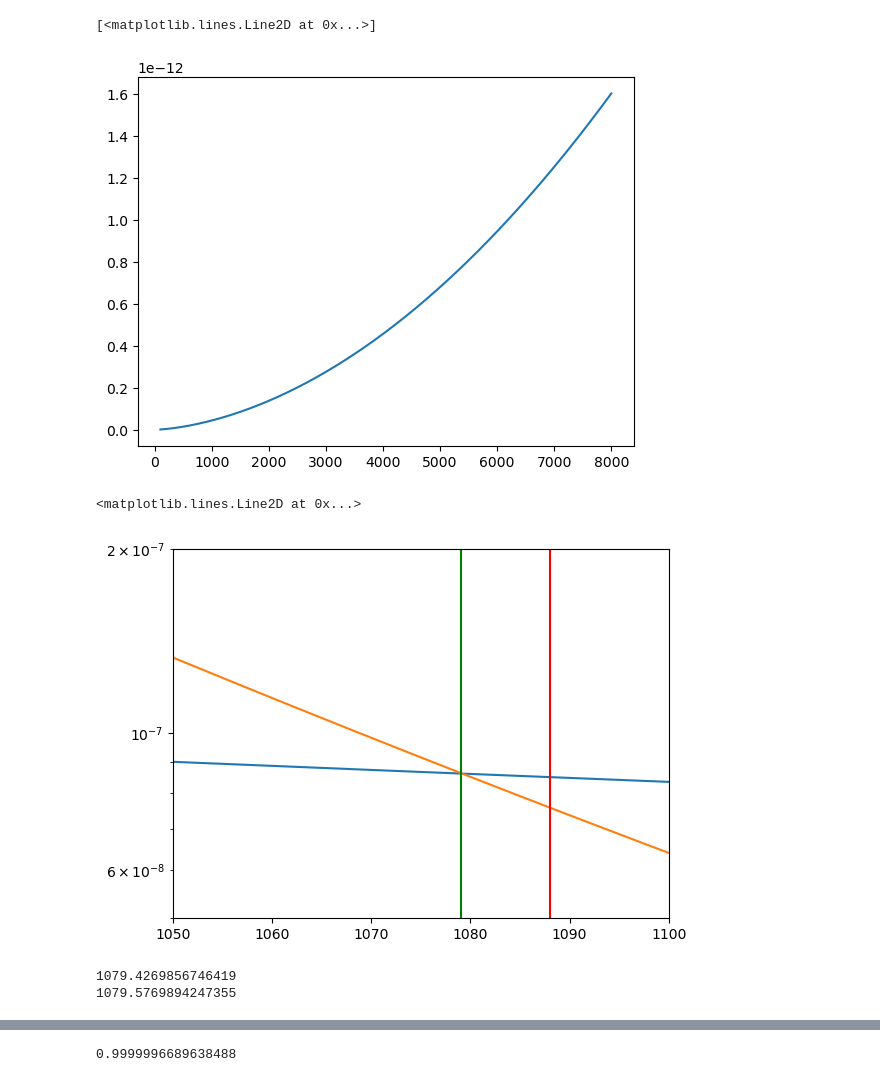
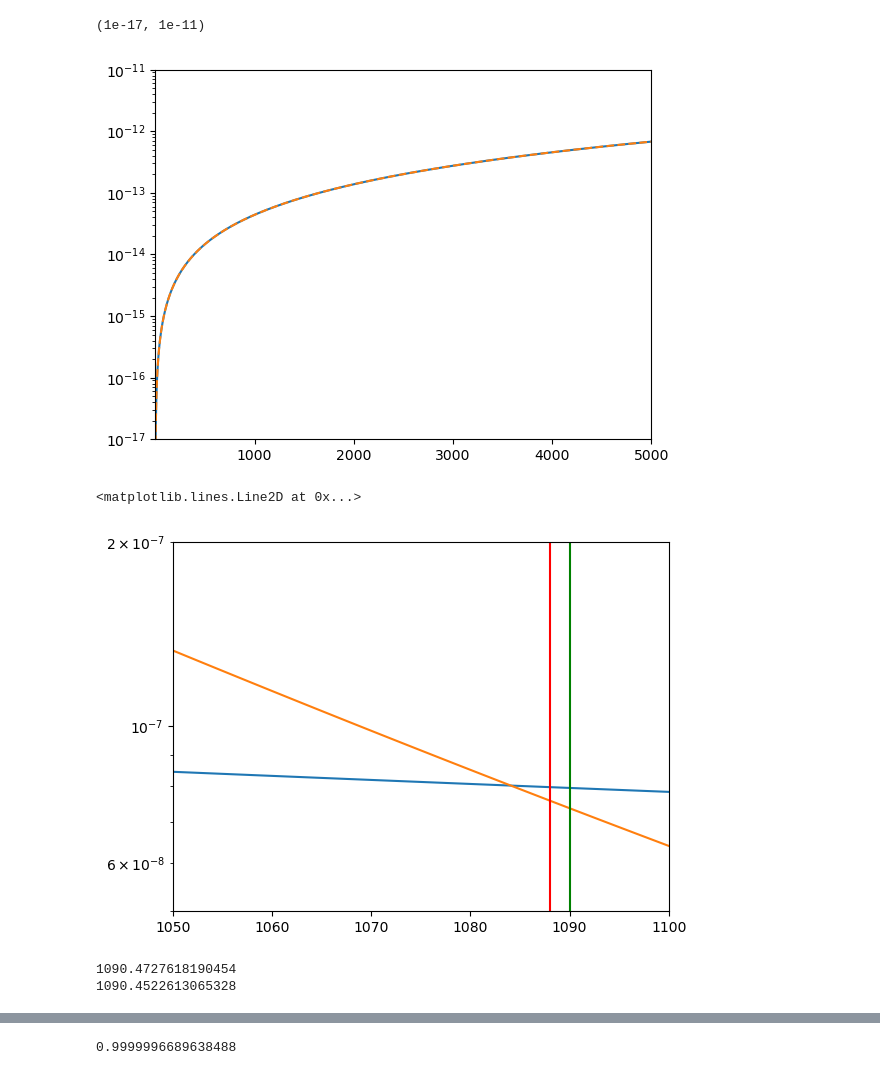
Before and after one commit to gaetanfacchinetti/HYREC-2, a Jupyter notebook: example.ipynb, the cells around one changed output, grey strips where cells are left out. Cells and saved outputs as stored; diff of their text form; code cells hidden in the pictures.

```diff
--- a/example.ipynb
+++ b/example.ipynb
@@ -9,4 +9,5 @@ import pyhyrec as pyhy
 cosmo = pyhy.HyRecCosmoParams({'h' : 0.6766})
 inj  = pyhy.HyRecInjectionParams()
 
-res = pyhy.call_run_hyrec(cosmo(), inj(), zmax = 8000, zmin = 100, nz = 40000)
+res_cosmo = pyhy.call_run_hyrec(cosmo(), inj(), zmax = 20000, zmin = 1, nz = 40000)
+print(cosmo.zrec)
@@ -12,0 +16,3 @@ res = pyhy.call_run_hyrec(cosmo(), inj(), zmax = 8000, zmin = 100, nz = 40000)
+# %%
+cosmo.update(zrec=pyhy.compute_z_rec(cosmo))
+print(cosmo.zrec)
@@ -17,0 +27,15 @@ pyhy.compute_sigma_A(cosmo)
+# %%
+with open("/home/ulb/physth_fi/gfacchin/pmf_21cm/runs/explanatory01_thermodynamics.dat", 'r') as file:
+    data = np.loadtxt(file)
+
+    z_Laura = data[:, 1]
+    xe_Laura = data[:, 3]
+    g_Laura = data[:, 6]
+    tau_Laura = -np.log(data[:, 5])
+    kappap = data[:, 4]
+
+with open("/home/ulb/physth_fi/gfacchin/pmf_21cm/runs/explanatory01_background.dat", 'r') as file:
+    data = np.loadtxt(file)
+
+    z_back = data[:, 0]
+    H_back = data[:, 3]
@@ -18,9 +44,11 @@ pyhy.compute_sigma_A(cosmo)
 # %%
-xe = res['xe']
-z  = res['z']
-xe[z < 7] = 1.0
+xe = res_cosmo['xe']
+z  = res_cosmo['z']
+xe[z < 8] = 1.0
 
 plt.plot(z, xe)
+plt.plot(z_Laura, xe_Laura, '--')
 plt.xlim([1, 5000])
 plt.xscale('log')
+plt.yscale('log')
 # %% [output]
@@ -28,10 +63,14 @@ plt.xscale('log')
 # %%
 plt.plot(z, pyhy.hubble_rate(z, cosmo))
+plt.plot(z_back, 1e-3 * H_back * pyhy.cosmology._KM_TO_MPC_ * pyhy.cosmology._C_LIGHT_, '--')
 #myh = 100 * pyhy.cosmology._KM_TO_MPC_ *  0.6766 * np.sqrt(0.3111 * (1+z)**3 + 0.6889 + (1.0 - 0.3111-0.6889) * (1+z)**4 )
 #plt.plot(z, myh)
+plt.xlim([1, 5000])
+plt.yscale('log')
+plt.ylim([1e-17, 1e-11])
 # %% [output]
-[<matplotlib.lines.Line2D at 0x...>]
+(1e-17, 1e-11)
-[figure, old version]
+[figure, new version]
 # %%
 #n = 2
 #der =-(1+z)**n * np.gradient(xe, z) - pyhy.cosmology._C_LIGHT_ * pyhy.cosmology._SIGMA_THOMSON_ * (1.0*pyhy.n_baryons(cosmo)) / pyhy.hubble_rate(z)*((1+z)**(2*n))*(xe**2) + n*xe*((1+z)**(n-1))
@@ -46,14 +85,14 @@ plt.xlim([1050, 1100])
 plt.ylim([5e-8, 2e-7])
 #plt.axhline(0)
 plt.axvline(1088, color='red')
-plt.axvline(1079, color='green')
+plt.axvline(1090, color='green')
 # %% [output]
 <matplotlib.lines.Line2D at 0x...>
-[figure, old version]
+[figure, new version]
 # %%
-print(pyhy.z_rec(z, xe, cosmo, conformal=True))
-print(pyhy.compute_z_rec(cosmo, True))
+print(pyhy.z_rec(z, xe, cosmo, conformal=False))
+print(pyhy.compute_z_rec(cosmo, False))
 # %% [output]
-1079.4269856746419
-1079.5769894247355
+1090.4727618190454
+1090.4522613065328
 # %%
```
Also changed, not shown: parts of 11 cells of this notebook, 1 other file.
